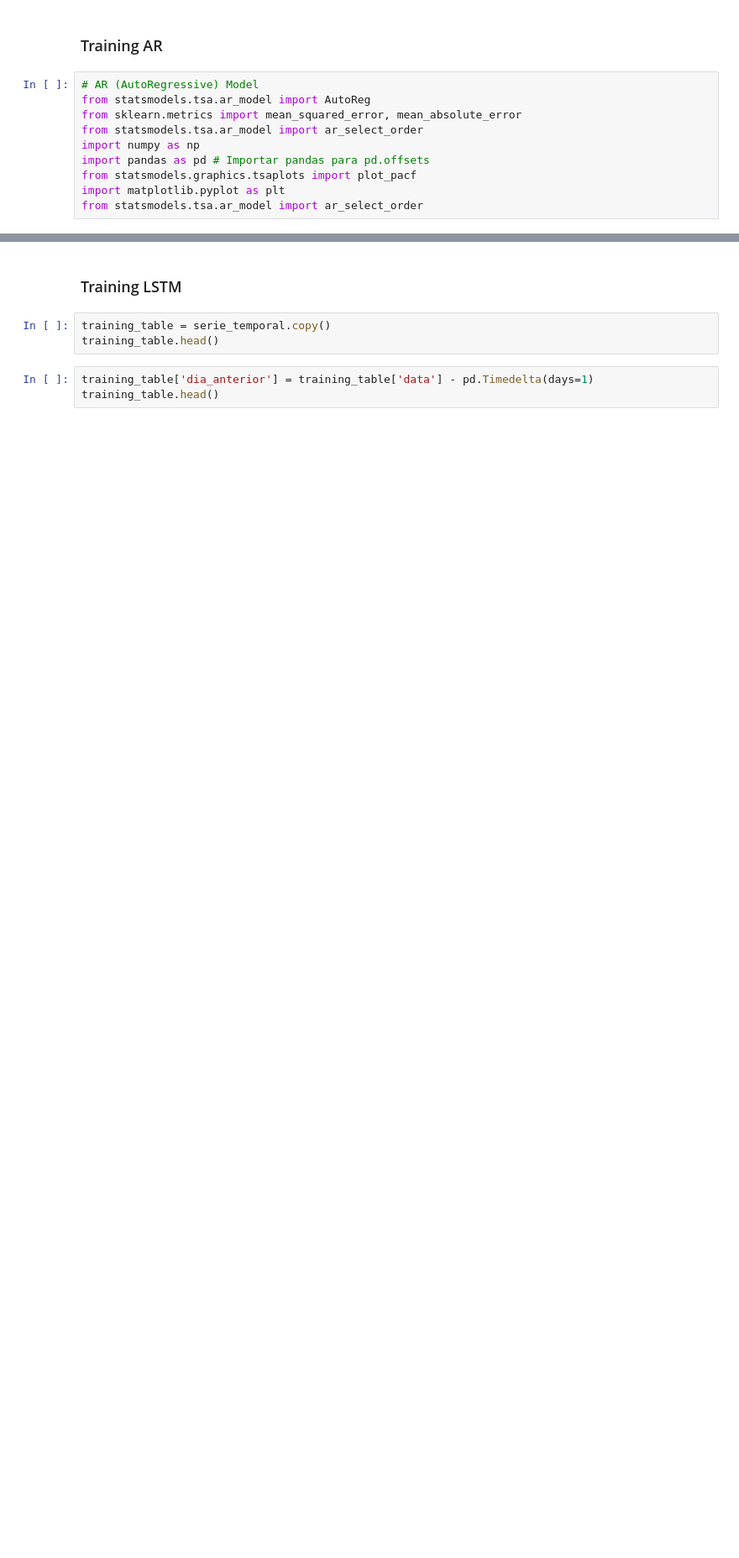
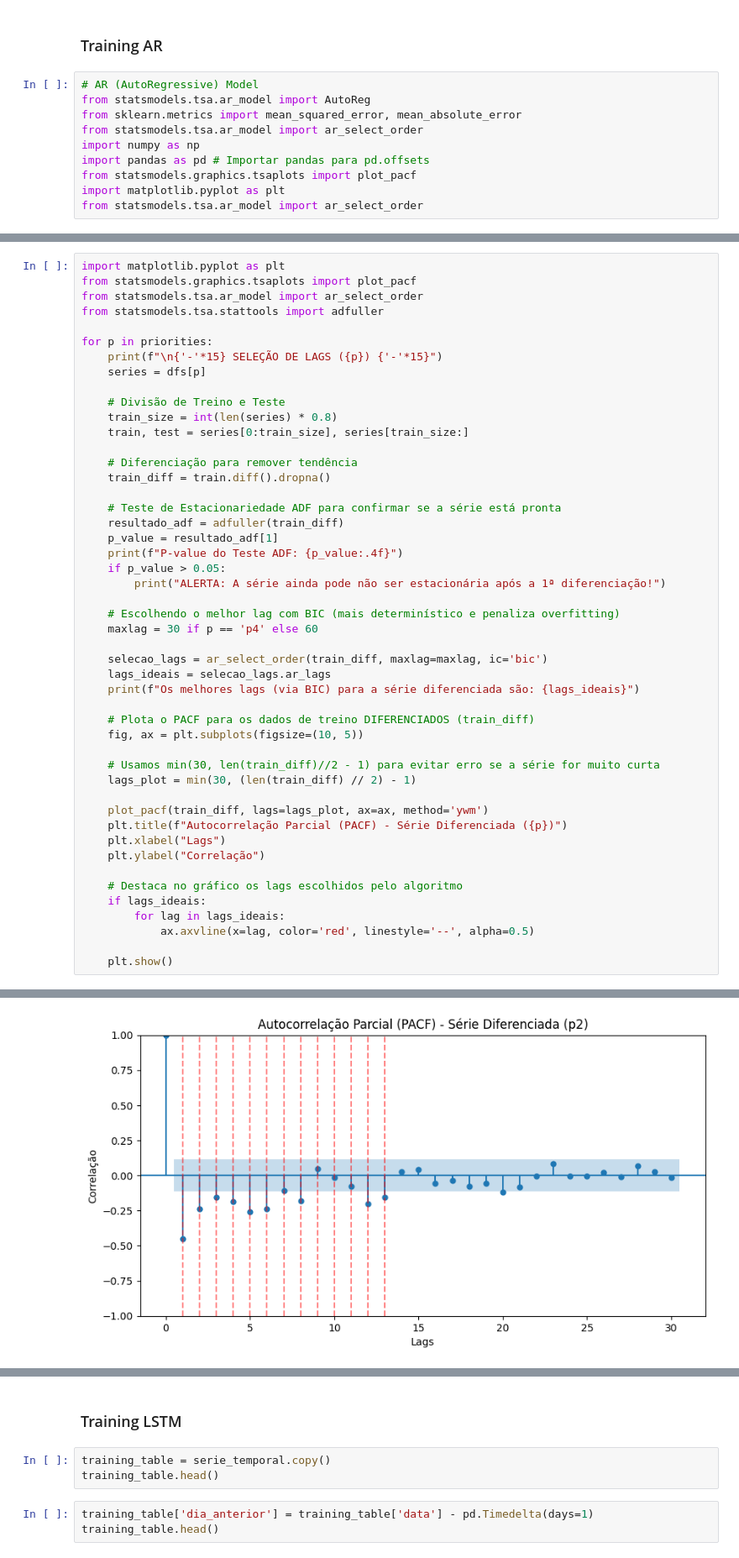
Before and after one commit to jffdevbr/challenge_locaweb, a Jupyter notebook: notebooks/model_training.ipynb, the cells around one changed output, grey strips where cells are left out. Shown at 84% size. Drawn from its saved outputs; the diff is of its cells as text; blank space fills up the shorter version.

```diff
--- a/notebooks/model_training.ipynb
+++ b/notebooks/model_training.ipynb
@@ -324,0 +337,49 @@ plt.show()
+# %%
+import matplotlib.pyplot as plt
+from statsmodels.graphics.tsaplots import plot_pacf
+from statsmodels.tsa.ar_model import ar_select_order
+from statsmodels.tsa.stattools import adfuller
+
+for p in priorities:
+    print(f"\n{'-'*15} SELEÇÃO DE LAGS ({p}) {'-'*15}")
+    series = dfs[p]
+
+    # Divisão de Treino e Teste
+    train_size = int(len(series) * 0.8)
+    train, test = series[0:train_size], series[train_size:]
+
+    # Diferenciação para remover tendência
+    train_diff = train.diff().dropna()
+
+    # Teste de Estacionariedade ADF para confirmar se a série está pronta
+    resultado_adf = adfuller(train_diff)
+    p_value = resultado_adf[1]
+    print(f"P-value do Teste ADF: {p_value:.4f}")
+    if p_value > 0.05:
+        print("ALERTA: A série ainda pode não ser estacionária após a 1ª diferenciação!")
+
+    # Escolhendo o melhor lag com BIC (mais determinístico e penaliza overfitting)
+    maxlag = 30 if p == 'p4' else 60
+
+    selecao_lags = ar_select_order(train_diff, maxlag=maxlag, ic='bic')
+    lags_ideais = selecao_lags.ar_lags
+    print(f"Os melhores lags (via BIC) para a série diferenciada são: {lags_ideais}")
+
+    # Plota o PACF para os dados de treino DIFERENCIADOS (train_diff)
+    fig, ax = plt.subplots(figsize=(10, 5))
+
+    # Usamos min(30, len(train_diff)//2 - 1) para evitar erro se a série for muito curta
+    lags_plot = min(30, (len(train_diff) // 2) - 1)
+
+    plot_pacf(train_diff, lags=lags_plot, ax=ax, method='ywm')
+    plt.title(f"Autocorrelação Parcial (PACF) - Série Diferenciada ({p})")
+    plt.xlabel("Lags")
+    plt.ylabel("Correlação")
+
+    # Destaca no gráfico os lags escolhidos pelo algoritmo
+    if lags_ideais:
+        for lag in lags_ideais:
+            ax.axvline(x=lag, color='red', linestyle='--', alpha=0.5)
+
+    plt.show()
+# %% [output]
@@ -324,0 +389 @@ plt.show()
+[figure, added]
```
Also changed, not shown: parts of 11 cells of this notebook.
